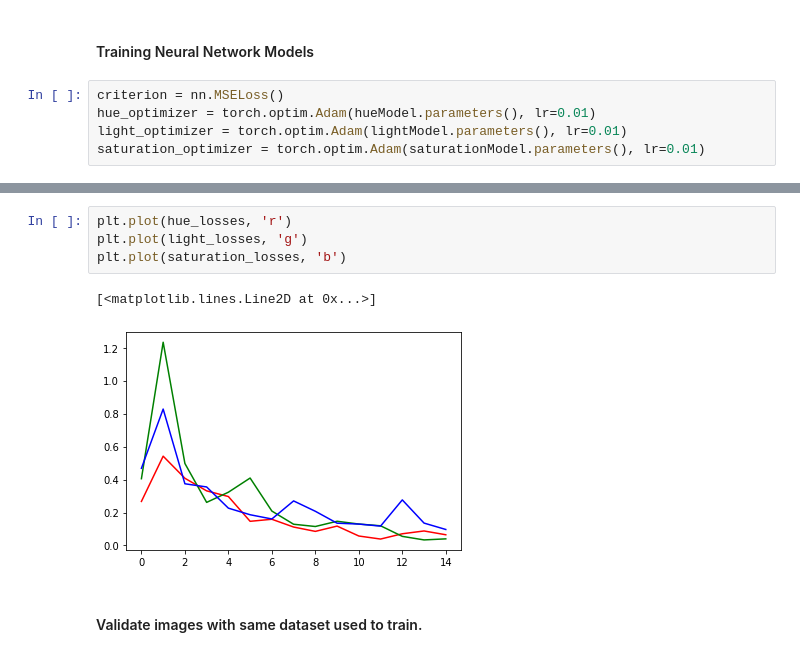
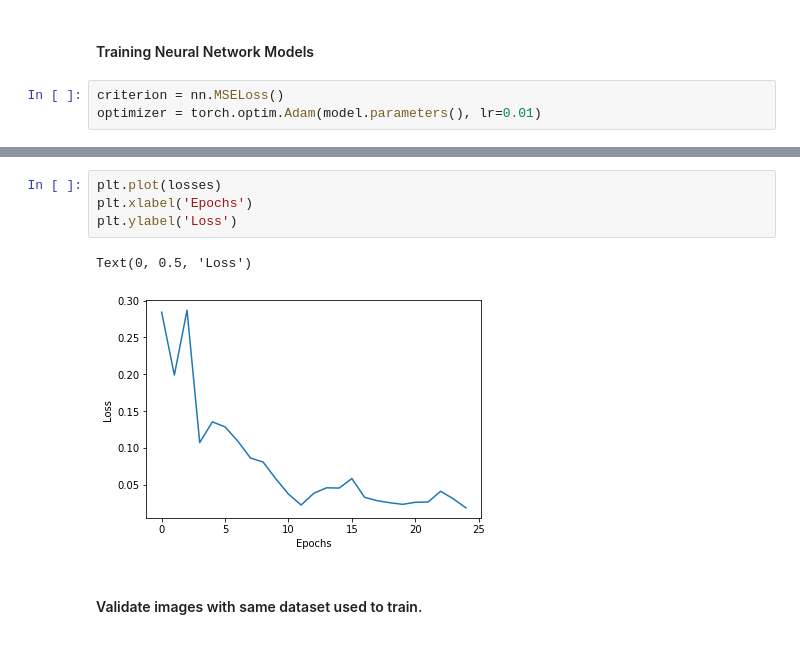
Before and after one commit to sachithdickwella/computervision-pytorch, a Jupyter notebook: src/gray_to_color.ipynb, the cells around one changed output, grey strips where cells are left out. Drawn from its saved outputs; the diff is of its cells as text.

```diff
--- a/src/gray_to_color.ipynb
+++ b/src/gray_to_color.ipynb
@@ -203,7 +137,5 @@ HLSNet(
 #### Training Neural Network Models
 # %%
 criterion = nn.MSELoss()
-hue_optimizer = torch.optim.Adam(hueModel.parameters(), lr=0.01)
-light_optimizer = torch.optim.Adam(lightModel.parameters(), lr=0.01)
-saturation_optimizer = torch.optim.Adam(saturationModel.parameters(), lr=0.01)
+optimizer = torch.optim.Adam(model.parameters(), lr=0.01)
 # %%
@@ -285,9 +188,9 @@ Duration to total execution: 4.17 minutes
-# %%
-plt.plot(hue_losses, 'r')
-plt.plot(light_losses, 'g')
-plt.plot(saturation_losses, 'b')
-# %% [output]
-[<matplotlib.lines.Line2D at 0x...>]
-[figure, removed]
+# %%
+plt.plot(losses)
+plt.xlabel('Epochs')
+plt.ylabel('Loss')
+# %% [output]
+Text(0, 0.5, 'Loss')
+[figure, added]
 # %% [markdown]
 #### Validate images with same dataset used to train.
```
Also changed, not shown: parts of 13 cells of this notebook.
